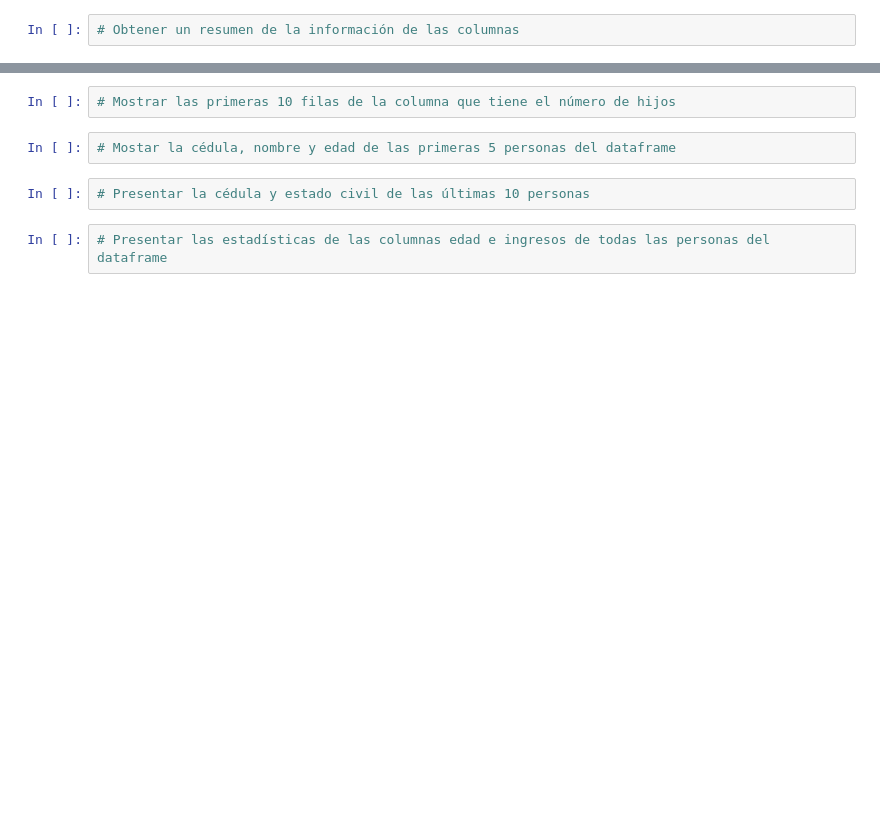
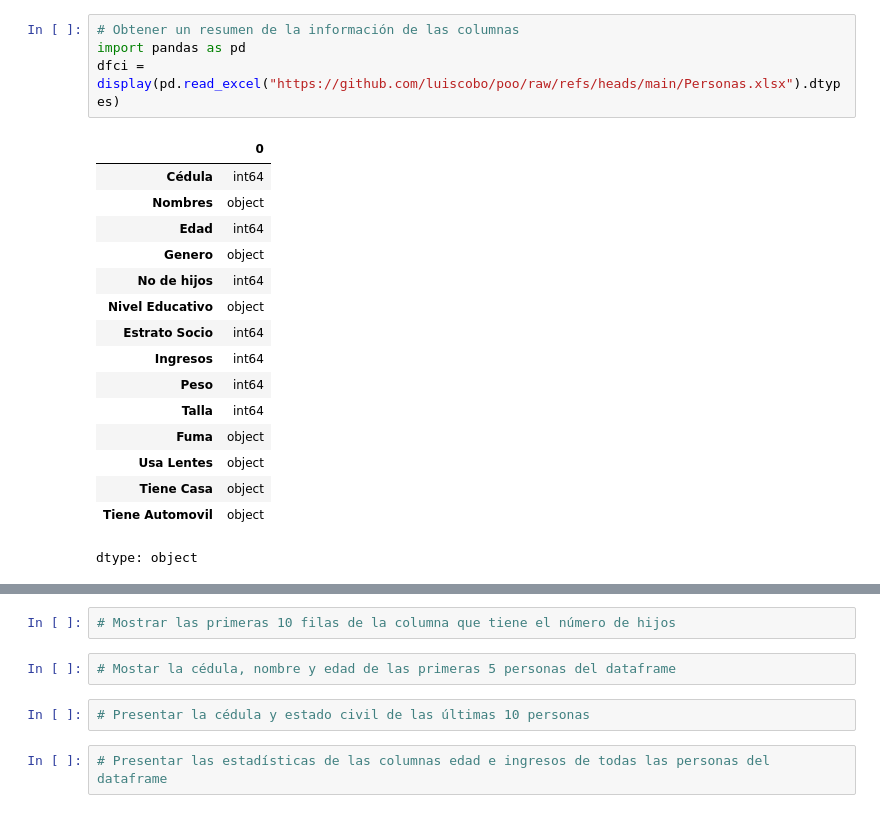
Before and after one commit to nfmanios-debug/Programaci-n_para_Ciencia_de_Datos-, a Jupyter notebook: Taller05.ipynb, the cells around one changed output, grey strips where cells are left out. Drawn from its saved outputs; the diff is of its cells as text; blank space fills up the shorter version.

```diff
--- a/Taller05.ipynb
+++ b/Taller05.ipynb
@@ -23,4 +37,23 @@ df1 =
 # %%
 # Obtener un resumen de la información de las columnas
+import pandas as pd
+dfci = display(pd.read_excel("https://github.com/luiscobo/poo/raw/refs/heads/main/Personas.xlsx").dtypes)
+# %% [output]
+|  | 0 |
+| Cédula | int64 |
+| Nombres | object |
+| Edad | int64 |
+| Genero | object |
+| No de hijos | int64 |
+| Nivel Educativo | object |
+| Estrato Socio | int64 |
+| Ingresos | int64 |
+| Peso | int64 |
+| Talla | int64 |
+| Fuma | object |
+| Usa Lentes | object |
+| Tiene Casa | object |
+| Tiene Automovil | object |
+dtype: object
 # %%
 # Presentar las primeras 10 filas del dataframe
```
Also changed, not shown: parts of 5 cells of this notebook.
